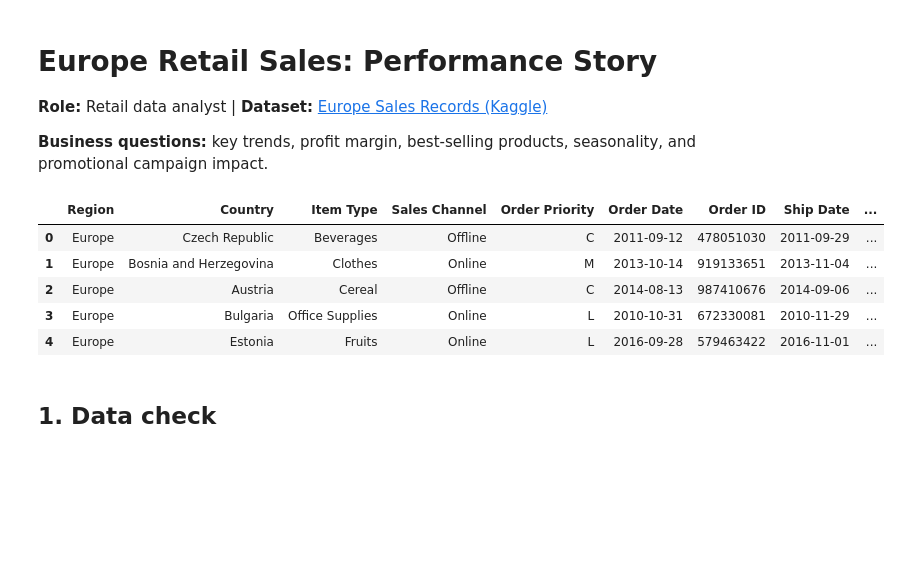
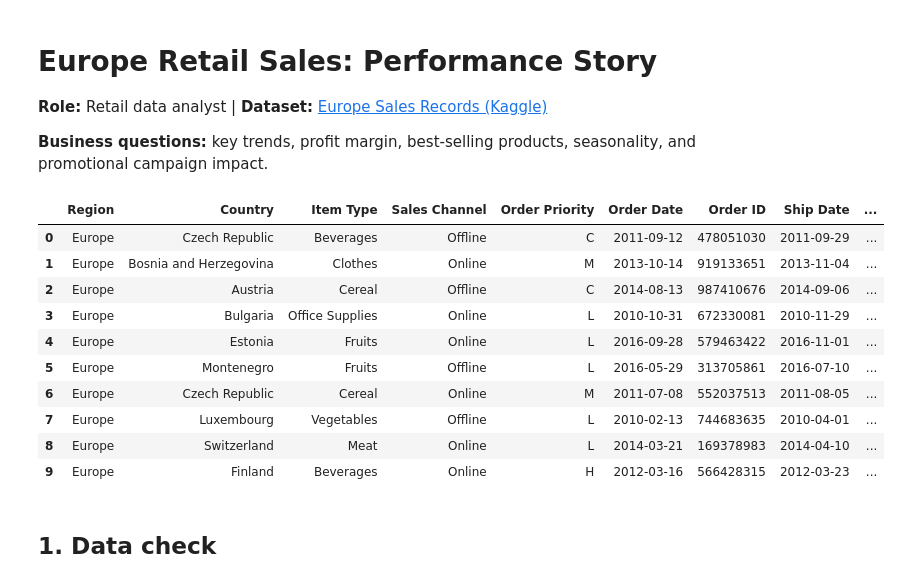
Before and after one commit to ItsUgesh/data-visualization, a Jupyter notebook: europe-sales-analysis.ipynb, the cells around one changed output. Cells and saved outputs as stored; diff of their text form; code cells hidden in the pictures; blank space fills up the shorter version.

```diff
--- a/europe-sales-analysis.ipynb
+++ b/europe-sales-analysis.ipynb
@@ -6,27 +6,32 @@
 # %%
 import pandas as pd, numpy as np
 import matplotlib.pyplot as plt
 import matplotlib.ticker as mtick
 import seaborn as sns
 
 sns.set_theme(style="whitegrid", context="notebook")
 plt.rcParams.update({"figure.dpi": 110, "axes.titleweight": "bold", "axes.titlesize": 12})
 M = mtick.FuncFormatter(lambda x, _: f"${x/1e6:,.1f}".rstrip("0").rstrip(".") + "M")
 P = mtick.PercentFormatter(1.0, decimals=0)
 
-df = pd.read_csv("Europe_Sales_Records.csv", parse_dates=["Order Date", "Ship Date"])
+df = pd.read_csv("Europe Sales Records.csv", parse_dates=["Order Date", "Ship Date"])
 df["Year"] = df["Order Date"].dt.year
 df["Month"] = df["Order Date"].dt.month
 df["Quarter"] = df["Order Date"].dt.quarter
 df["Ship Days"] = (df["Ship Date"] - df["Order Date"]).dt.days
-df.head()
+df.head(10)
 # %% [output]
 |  | Region | Country | Item Type | Sales Channel | Order Priority | Order Date | Order ID | Ship Date | ... |
 | 0 | Europe | Czech Republic | Beverages | Offline | C | 2011-09-12 | 478051030 | 2011-09-29 | ... |
 | 1 | Europe | Bosnia and Herzegovina | Clothes | Online | M | 2013-10-14 | 919133651 | 2013-11-04 | ... |
 | 2 | Europe | Austria | Cereal | Offline | C | 2014-08-13 | 987410676 | 2014-09-06 | ... |
 | 3 | Europe | Bulgaria | Office Supplies | Online | L | 2010-10-31 | 672330081 | 2010-11-29 | ... |
 | 4 | Europe | Estonia | Fruits | Online | L | 2016-09-28 | 579463422 | 2016-11-01 | ... |
+| 5 | Europe | Montenegro | Fruits | Offline | L | 2016-05-29 | 313705861 | 2016-07-10 | ... |
+| 6 | Europe | Czech Republic | Cereal | Online | M | 2011-07-08 | 552037513 | 2011-08-05 | ... |
+| 7 | Europe | Luxembourg | Vegetables | Offline | L | 2010-02-13 | 744683635 | 2010-04-01 | ... |
+| 8 | Europe | Switzerland | Meat | Online | L | 2014-03-21 | 169378983 | 2014-04-10 | ... |
+| 9 | Europe | Finland | Beverages | Online | H | 2012-03-16 | 566428315 | 2012-03-23 | ... |
 # %% [markdown]
 ## 1. Data check
 # %%
```
Also changed, not shown: 1 other file.
